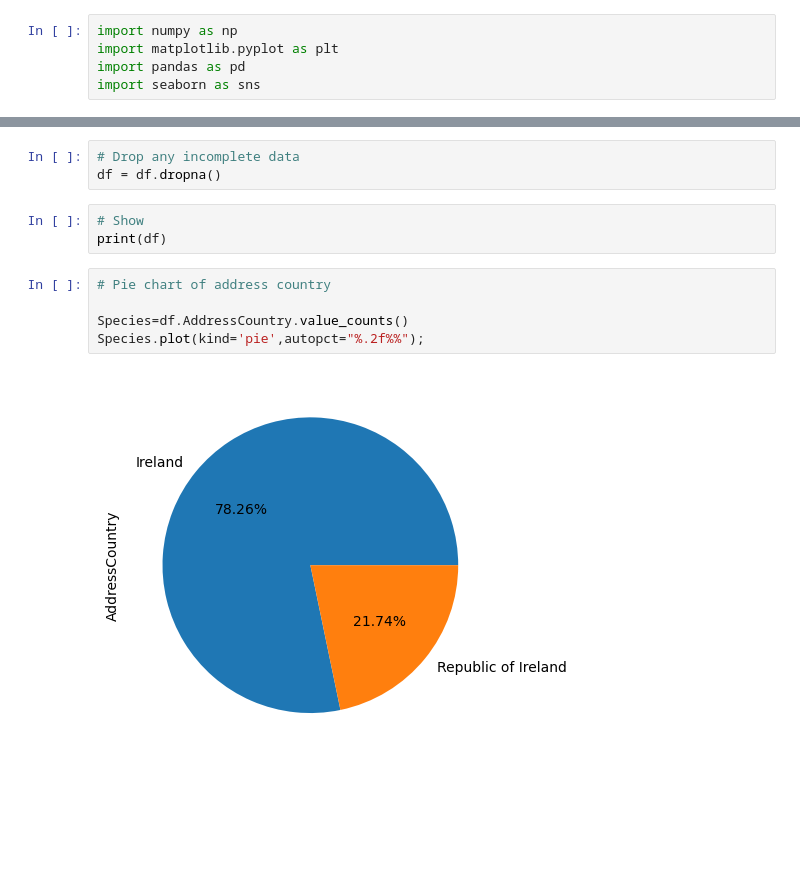
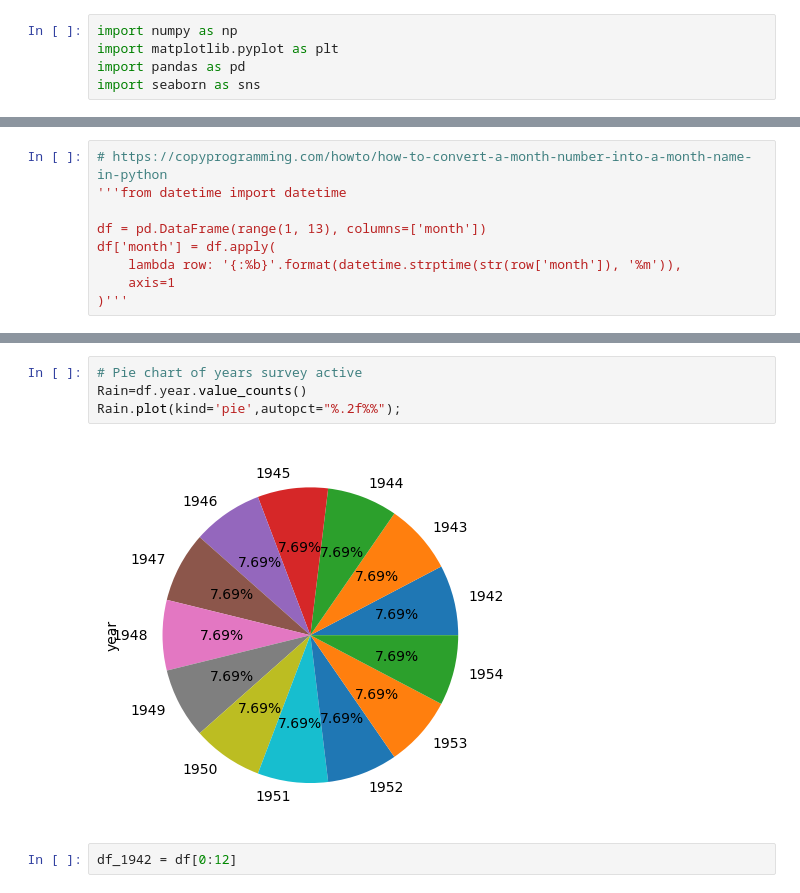
Before and after one commit to joannefeeney/programming-data-project, a Jupyter notebook: project.ipynb, the cells around one changed output, grey strips where cells are left out. Saved outputs shown, nothing was run; the diff lists cells and outputs as text; blank space fills up the shorter version.

```diff
--- a/project.ipynb
+++ b/project.ipynb
@@ -39,0 +35,9 @@ df.columns =['Name','Url', 'Telephone', 'Longitude', 'Latitude', 'AddressRegion'
+# %%
+# https://copyprogramming.com/howto/how-to-convert-a-month-number-into-a-month-name-in-python
+'''from datetime import datetime
+
+df = pd.DataFrame(range(1, 13), columns=['month'])
+df['month'] = df.apply(
+    lambda row: '{:%b}'.format(datetime.strptime(str(row['month']), '%m')),
+    axis=1
+)'''
@@ -42,14 +61,9 @@ df.describe(include='all')
-# %%
-# Drop any incomplete data
-df = df.dropna()
-# %%
-# Show
-print(df)
 # %%
-# Pie chart of address country
-
-Species=df.AddressCountry.value_counts()
-Species.plot(kind='pie',autopct="%.2f%%");
+# Pie chart of years survey active
+Rain=df.year.value_counts()
+Rain.plot(kind='pie',autopct="%.2f%%");
 # %% [output]
-[figure, old version]
+[figure, new version]
+# %%
+df_1942 = df[0:12]
 # %%
```
Also changed, not shown: parts of 12 cells of this notebook, 2 other files.
